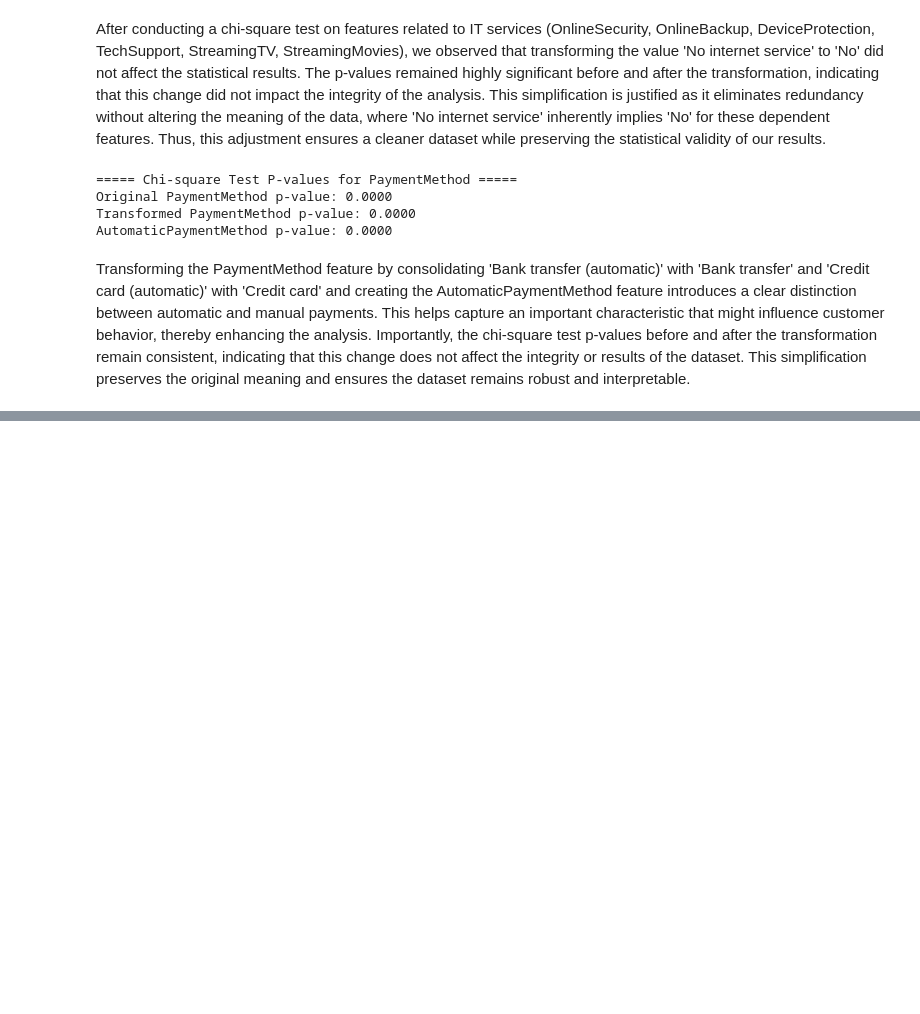
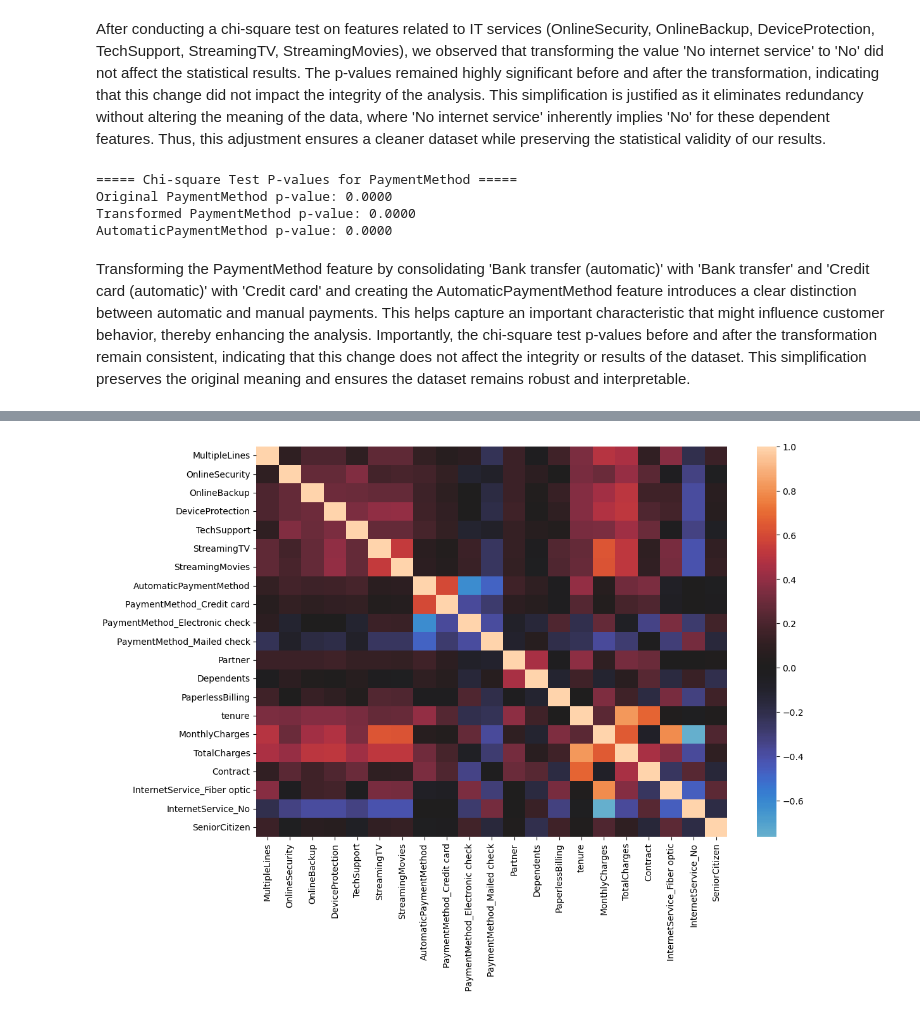
Before and after one commit to AndreaLolli2912/Artificial-Intelligence-for-Communication-and-Marketing, a Jupyter notebook: project-2/churn.ipynb, the cells around one changed output, grey strips where cells are left out. Drawn from its saved outputs; the diff is of its cells as text; code cells hidden in the pictures; blank space fills up the shorter version.

```diff
--- a/project-2/churn.ipynb
+++ b/project-2/churn.ipynb
@@ -293,7 +324,7 @@ class UpdateMultipleLines(BaseEstimator, TransformerMixin):
     def transform(self, X):
         X = X.copy()
         X[self.feature] = np.where(X[self.feature] == "No phone service", "No", X[self.feature])
-        X[self.feature] = np.where(X[self.feature] == "No", 0, 1)
+        X[self.feature] = X[self.feature].map({'Yes': 1, 'No': 0})
         return X
 
     def get_feature_names_out(self, input_features=None):
@@ -311,7 +342,7 @@ class UpdateITServices(BaseEstimator, TransformerMixin):
         X = X.copy()
         for feature in self.features:
             X[feature] = np.where(X[feature] == "No internet service", "No", X[feature])
-            X[feature] = np.where(X[feature] == "No", 0, 1)
+            X[feature] = X[feature].map({'Yes': 1, 'No': 0})
         return X
 
     def get_feature_names_out(self, input_features=None):
@@ -352,6 +383,23 @@ class UpdatePaymentMethod(BaseEstimator, TransformerMixin):
     def get_feature_names_out(self, input_features=None):
         payment_features = self.encoder.get_feature_names_out([self.payment_method_col])
         return [self.new_feature_col] + list(payment_features)
+
+# Normalize binary features to consistent categories
+class NormalizeBinaryFeatures(BaseEstimator, TransformerMixin):
+    def __init__(self, features):
+        self.features = features
+
+    def fit(self, X, y=None):
+        return self
+
+    def transform(self, X):
+        X = X.copy()
+        for feature in self.features:
+            X[feature] = X[feature].map({'Yes': 1, 'No': 0})
+        return X
+
+    def get_feature_names_out(self, input_features=None):
+        return self.features
 # %%
 # Define feature lists
 PASSTHROUGH_FEATURES = ["SeniorCitizen"]
@@ -363,21 +411,17 @@ ORDINAL_FEATURES = ["Contract"]
 IT_SERVICE_FEATURES = ["OnlineSecurity", "OnlineBackup", "DeviceProtection", "TechSupport", "StreamingTV", "StreamingMovies"]
 
 # Define the ColumnTransformer with the new custom transformer for MultipleLines
-preprocessor = ColumnTransformer(
+final_transformation = ColumnTransformer(
     transformers=[
         ("update_multiple_lines", UpdateMultipleLines(), ["MultipleLines"]),
         ("update_it_services", UpdateITServices(IT_SERVICE_FEATURES), IT_SERVICE_FEATURES),
         ("update_payment_method", UpdatePaymentMethod(), ['PaymentMethod']),
-        ("binary_encoding", OrdinalEncoder(categories=[['No', 'Yes']]), BINARY_FEATURES),
+        ("binary_encoding", NormalizeBinaryFeatures(BINARY_FEATURES), BINARY_FEATURES),
         ("standardization", StandardScaler(), NUMERICAL_FEATURES),
         ("ordinal_encoding", OrdinalEncoder(categories=[['Month-to-month', 'One year', 'Two year']]), ORDINAL_FEATURES),
         ("one-hot_encoding", OneHotEncoder(categories='auto',drop='first',handle_unknown='ignore'), ONE_HOT_FEATURES),
         ("passthrough", "passthrough", PASSTHROUGH_FEATURES)
     ],
-    remainder="drop"
+    remainder="drop",
+    verbose_feature_names_out=False
 )
-
-# Create the pipeline
-pipeline = Pipeline(steps=[
-    ('preprocessor', preprocessor)
-])
@@ -417,0 +428,3 @@ ValueError: Shape mismatch: if categories is an array, it has to be of shape (n_
+# %%
+transformed_df = pd.DataFrame(final_transformation.fit_transform(X), columns=final_transformation.get_feature_names_out())
+transformed_df
@@ -417,0 +445,5 @@ ValueError: Shape mismatch: if categories is an array, it has to be of shape (n_
+# %%
+plt.figure(figsize=(12,8))
+sns.heatmap(transformed_df.corr(),center=0, annot=False);
+# %% [output]
+[figure, added]
```
Also changed, not shown: parts of 25 cells of this notebook.
